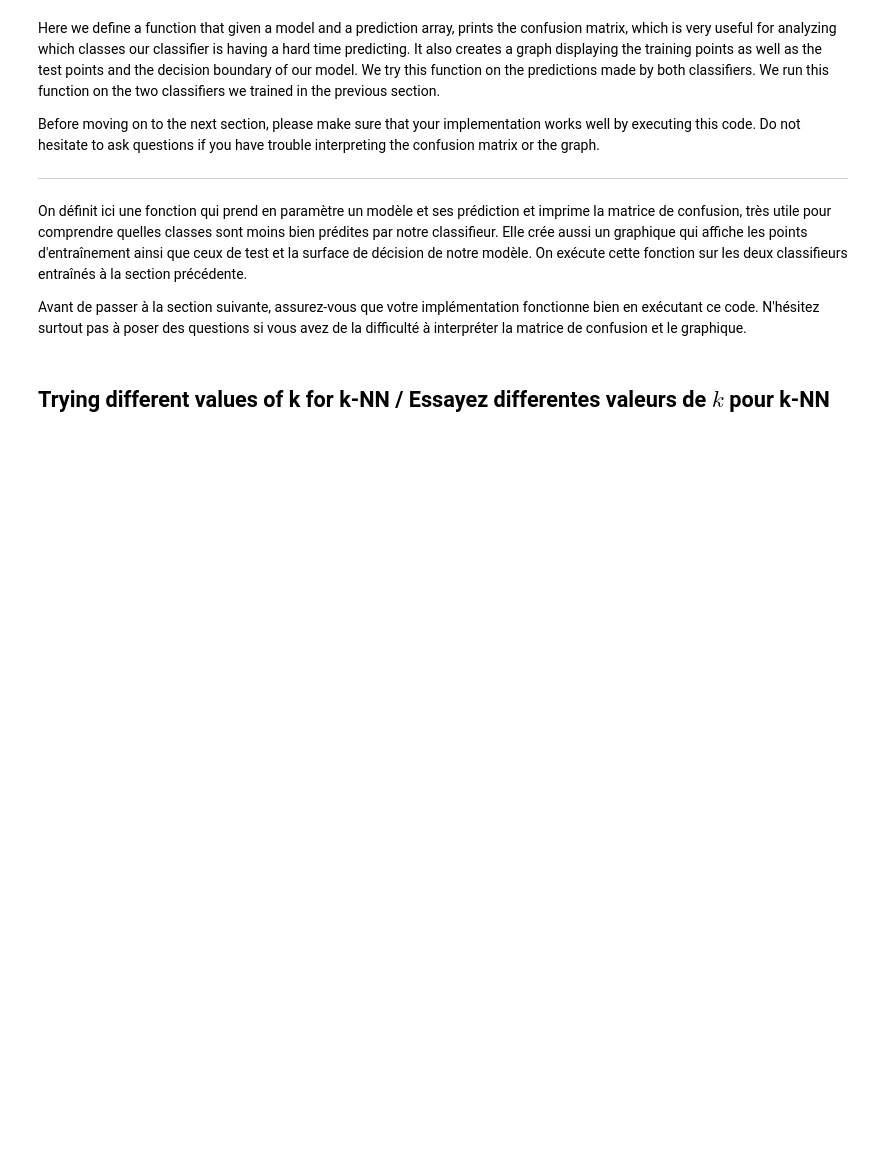
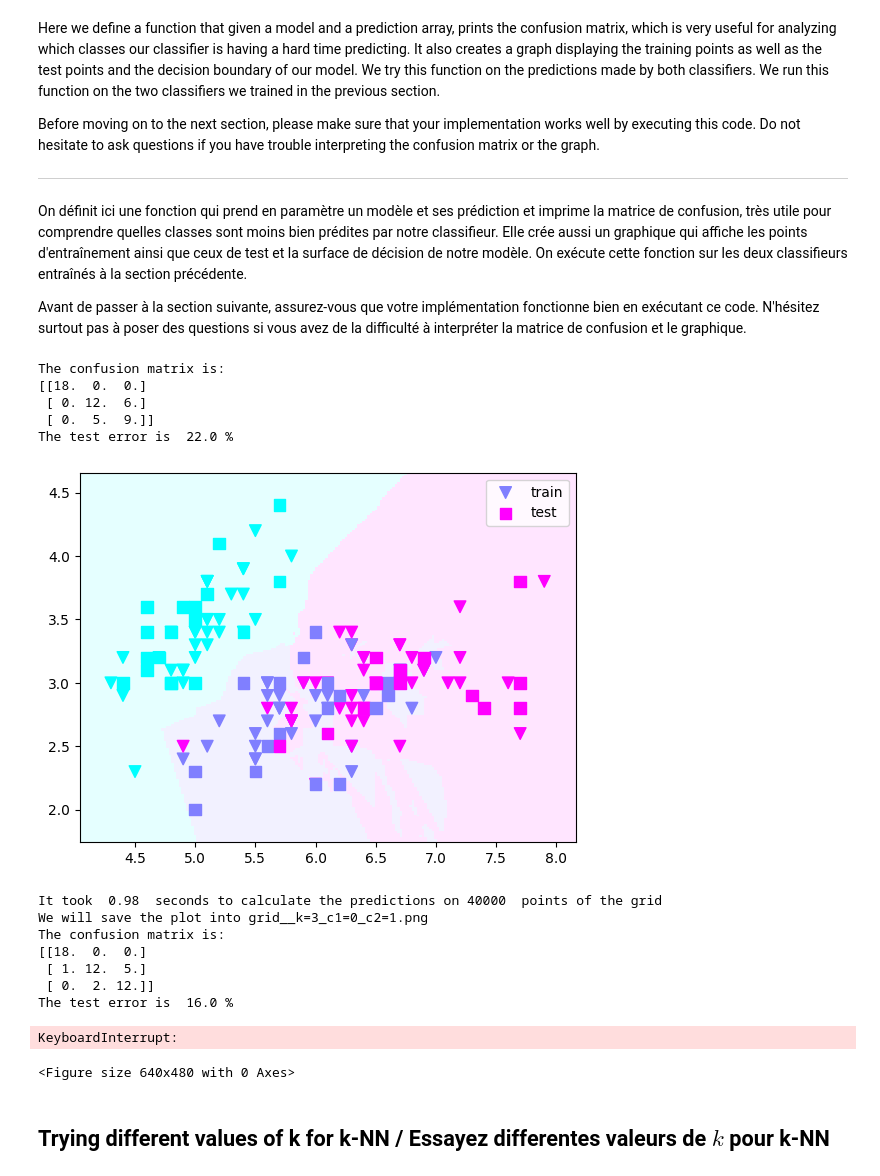
Before and after one commit to JGChenard/Sherbrooke, a Jupyter notebook: lab4/2_Neighborhood_Classifiers_and_decision_boundaries.ipynb, the cells around one changed output. Drawn from its saved outputs; the diff is of its cells as text; code cells hidden in the pictures; blank space fills up the shorter version.

```diff
--- a/lab4/2_Neighborhood_Classifiers_and_decision_boundaries.ipynb
+++ b/lab4/2_Neighborhood_Classifiers_and_decision_boundaries.ipynb
@@ -85,11 +83,10 @@ On initialise la matrice avec des zéros. Vous devrez passer sur les étiquettes
 def conf_matrix(testlabels, predlabels):
 
     n_classes = int(max(testlabels))
-    matrix = np.zeros((n_classes,n_classes))
+    matrix = np.zeros((n_classes, n_classes))
 
     for (test, pred) in zip(testlabels, predlabels):
-        # ---> Write code here
-        pass
+        matrix[int(test - 1), int(pred - 1)] += 1
 
     return matrix
 # %% [markdown]
@@ -223,23 +220,27 @@ class NeighborhoodClassifier:
 
         # For each test datapoint
         for (i, ex) in enumerate(test_data):
-            pass
-
             # i is the row index
             # ex is the i'th row
 
             # Find the distances to each training set point using dist_func
-            # ---> Write code here
+            distances = self.dist_func(ex, self.train_inputs)
 
+            list_of_kn = []
             # Go through the training set to find the neighbors of the current point (ex)
             # You will distinguish between Parzen and KNN here
-            # ---> Write code here
+            if self.parzen:
+                r = self.radius
+                while len(list_of_kn) == 0:
+                    list_of_kn = np.array([j for j in range(len(distances)) if distances[j] < r])# j ici est l'indice dans distances
+            else:
+                list_of_kn = np.argsort(distances)[:self.k]#liste du plus plus près datapoint voisins au plus éloigné, tout ca au nombre de k datapoints les plus près
 
-            # Calculate the number of neighbors belonging to each class and write them in counts[i,:]
-            # ---> Write code here
+            #trouvons les classes associées aux k point les plus près de ex
+            class_of_kn = self.train_labels[list_of_kn]
+            classes_in_kn, counts_for_classes_in_kn = np.unique(class_of_kn, return_counts=True)
+            classes_pred[i] = classes_in_kn[np.argmax(counts_for_classes_in_kn)]
 
-            # From the counts matrix, define classes_pred[i] (don't forget that classes are labeled from 1 to n)
-            # ---> Write code here
 
         return classes_pred
 # %% [markdown]
@@ -299,21 +300,21 @@ radius = 0.9
 print("We will train ", k, "-NN and a Parzen classifier with radius ", radius, " on ", n_train, " training examples")
 
 # Create the classifiers
-knn = NeighborhoodClassifier(parzen=False, dist_func=minkowski_mat, k=k)
-parzen = NeighborhoodClassifier(parzen=True, dist_func=minkowski_mat, radius=radius)
+knn = NeighborhoodClassifier(parzen=False, k=k)
+parzen = NeighborhoodClassifier(parzen=True, radius=radius)
 
 # We train the models
 knn.train(train_inputs, train_labels)
 parzen.train(train_inputs, train_labels)
 
 # We get predictions
-t1 = time.clock()
+t1 = time.process_time()
 classes_pred_knn = knn.compute_predictions(test_inputs)
-t2 = time.clock()
+t2 = time.process_time()
 print('It took knn ', t2 - t1, ' seconds to get the predictions on ', test_inputs.shape[0],' test set examples')
-t1 = time.clock()
+t1 = time.process_time()
 classes_pred_parzen = parzen.compute_predictions(test_inputs)
-t2 = time.clock()
+t2 = time.process_time()
 print('It took Parzen ', t2 - t1, ' seconds to get the predictions on ', test_inputs.shape[0],' test set examples')
 # %% [output]
 We will train  3 -NN and a Parzen classifier with radius  0.9  on  100  training examples
@@ -337,35 +338,51 @@ def show_results(model, classes_pred):
     confmat = conf_matrix(test_labels, classes_pred)
     print('The confusion matrix is:')
     print(confmat)
 
     # Test error
     sum_preds = np.sum(confmat)
     sum_correct = np.sum(np.diag(confmat))
     print("The test error is ", round(100 * (1.0 - (float(sum_correct) / float(sum_preds))), 2), "%")
 
     # The grid size will be = grid_size x grid_size
     grid_size = 200
 
     if len(train_cols) == 2:
         # Decision boundary
-        t1 = time.clock()
+        t1 = time.process_time()
         gridplot(model, train_set, test_set, n_points=grid_size)
-        t2 = time.clock()
+        t2 = time.process_time()
         print('It took ', round(t2 - t1, 2), ' seconds to calculate the predictions on', grid_size * grid_size,
               ' points of the grid')
         if model.parzen:
             filename = 'grid_' + '_radius=' + str(model.radius) + '_c1=' + str(train_cols[0]) + '_c2=' + str(
                 train_cols[1]) + '.png'
         else:
             filename = 'grid_' + '_k=' + str(model.k) + '_c1=' + str(train_cols[0]) + '_c2=' + str(
                 train_cols[1]) + '.png'
         print('We will save the plot into {}'.format(filename))
         plt.savefig(filename, format='png')
     else:
         print('Too many dimensions (', len(train_cols), ') to print the decision boundary')
 
 show_results(knn, classes_pred_knn)
 show_results(parzen, classes_pred_parzen)
+# %% [output]
+The confusion matrix is:
+[[18.  0.  0.]
+ [ 0. 12.  6.]
+ [ 0.  5.  9.]]
+The test error is  22.0 %
+[figure, added]
+It took  0.98  seconds to calculate the predictions on 40000  points of the grid
+We will save the plot into grid__k=3_c1=0_c2=1.png
+The confusion matrix is:
+[[18.  0.  0.]
+ [ 1. 12.  5.]
+ [ 0.  2. 12.]]
+The test error is  16.0 %
+KeyboardInterrupt:
+<Figure size 640x480 with 0 Axes>
 # %% [markdown]
 ## Trying different values of k for k-NN / Essayez differentes valeurs de $k$ pour k-NN
 # %% [markdown]
```
Also changed, not shown: parts of 2 cells of this notebook, 2 other files.
